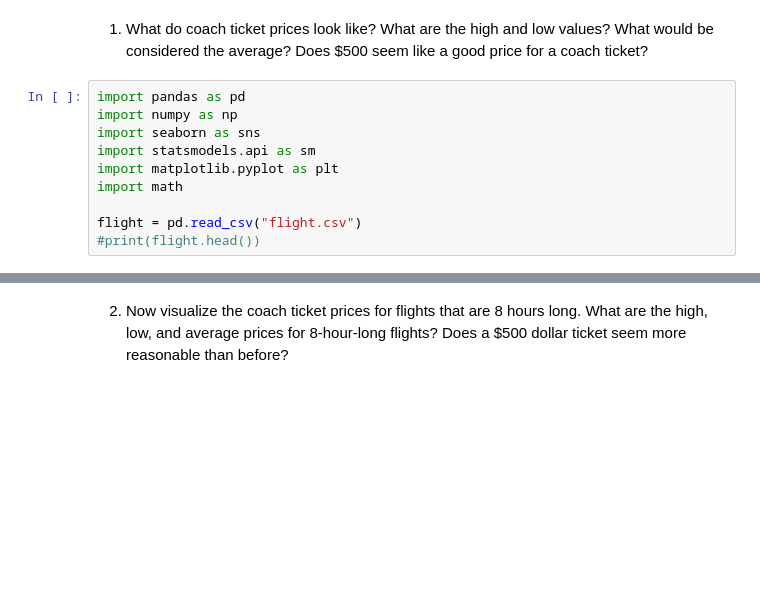
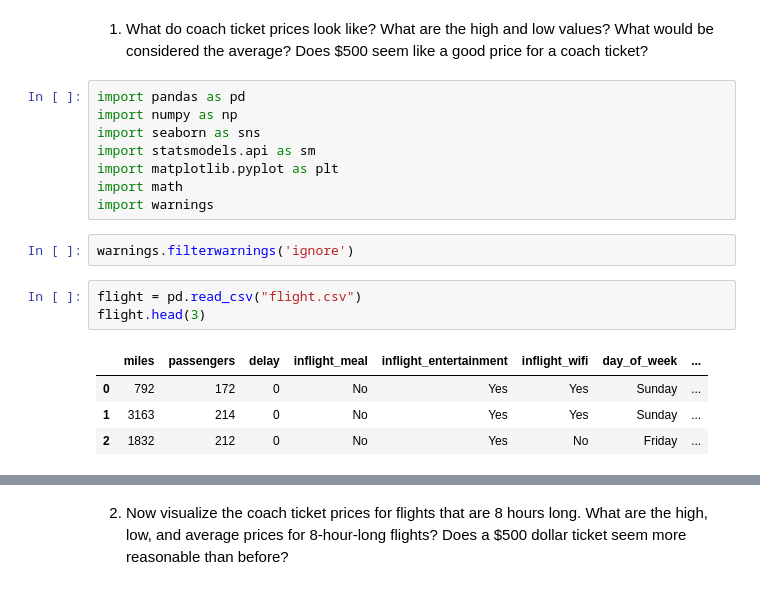
Before and after one commit to LiZoMark841619/Airline_analysis, a Jupyter notebook: Airline_analysis/Airline Analysis.ipynb, the cells around one changed output, grey strips where cells are left out. Drawn from its saved outputs; the diff is of its cells as text; blank space fills up the shorter version.

```diff
--- a/Airline_analysis/Airline Analysis.ipynb
+++ b/Airline_analysis/Airline Analysis.ipynb
@@ -40,6 +40,14 @@ import seaborn as sns
 import statsmodels.api as sm
 import matplotlib.pyplot as plt
 import math
-
-flight = pd.read_csv("flight.csv")
-#print(flight.head())
+import warnings
+# %%
+warnings.filterwarnings('ignore')
+# %%
+flight = pd.read_csv("flight.csv")
+flight.head(3)
+# %% [output]
+|  | miles | passengers | delay | inflight_meal | inflight_entertainment | inflight_wifi | day_of_week | ... |
+| 0 | 792 | 172 | 0 | No | Yes | Yes | Sunday | ... |
+| 1 | 3163 | 214 | 0 | No | Yes | Yes | Sunday | ... |
+| 2 | 1832 | 212 | 0 | No | Yes | No | Friday | ... |
```
Also changed, not shown: parts of 45 cells of this notebook.
